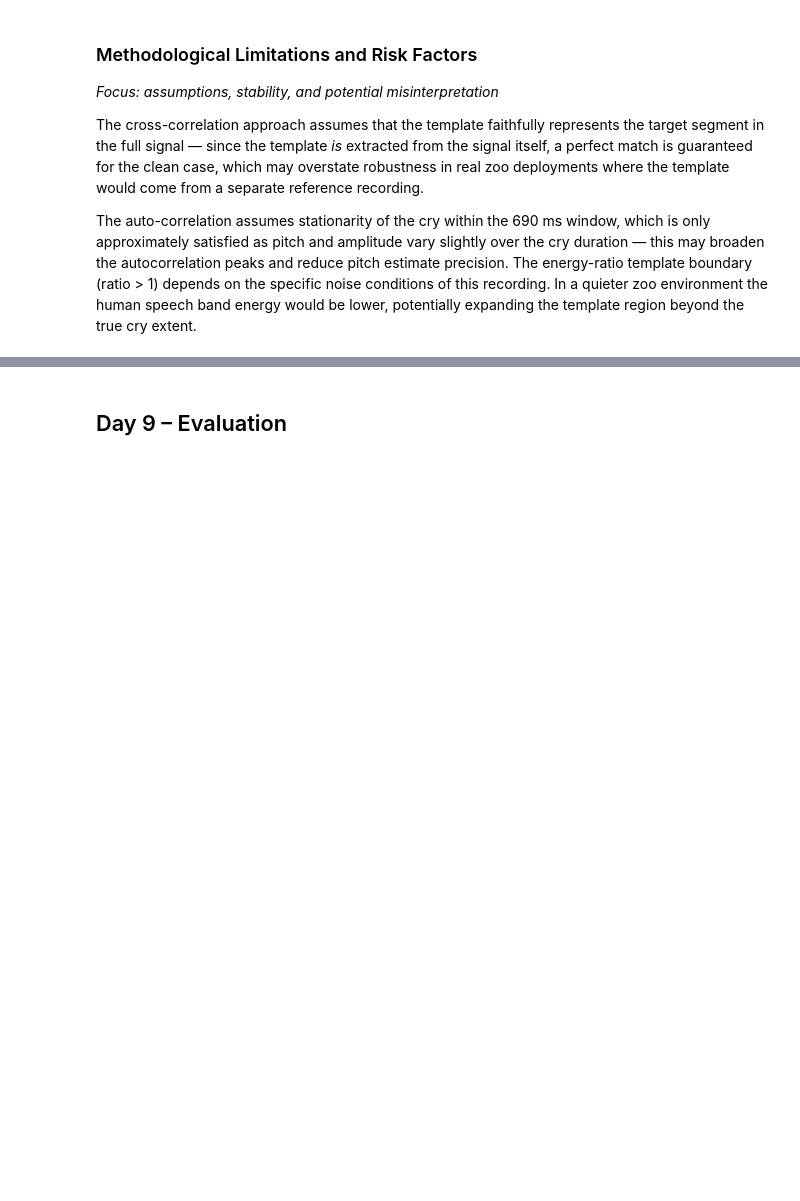
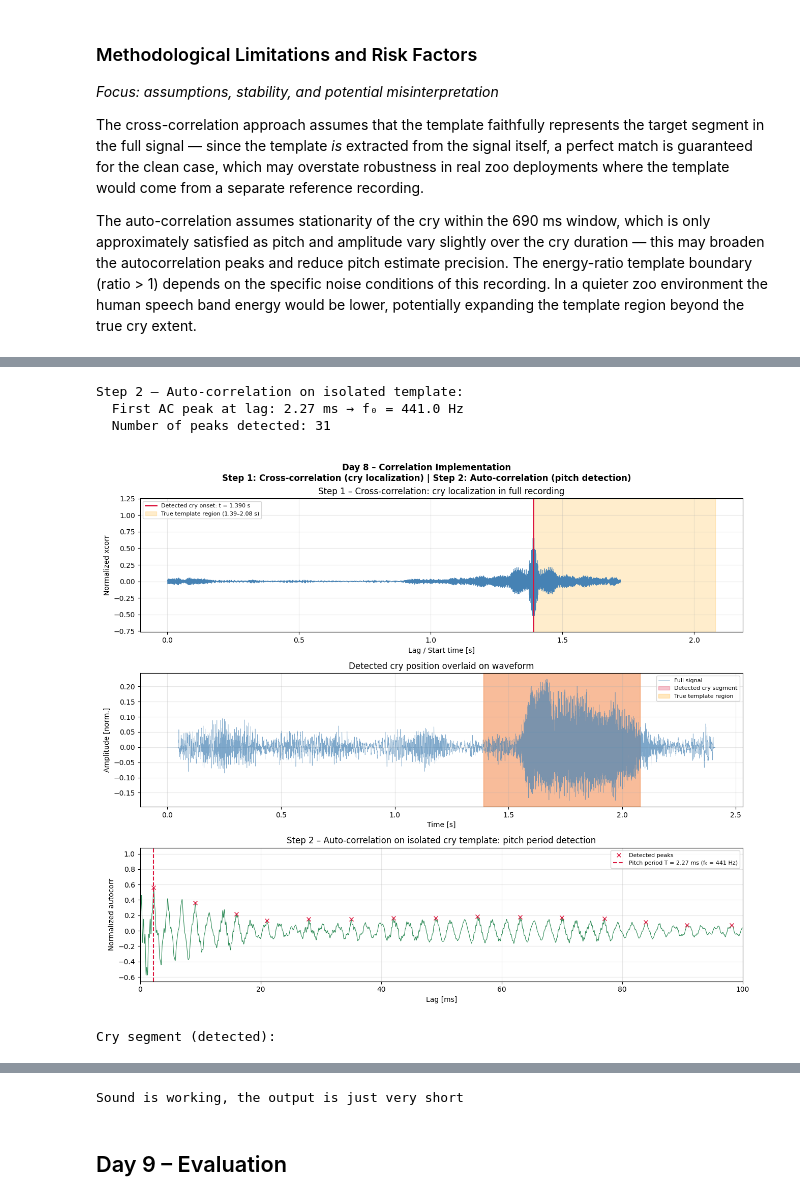
Before and after one commit to Sandra-Senn/gbsv_mc, a Jupyter notebook: mc1/gbsv_mc1.2_correlation_sandra_senn.ipynb, the cells around one changed output, grey strips where cells are left out. Saved outputs shown, nothing was run; the diff lists cells and outputs as text; code cells hidden in the pictures; blank space fills up the shorter version.

```diff
--- a/mc1/gbsv_mc1.2_correlation_sandra_senn.ipynb
+++ b/mc1/gbsv_mc1.2_correlation_sandra_senn.ipynb
@@ -263,0 +300,73 @@ The code should be written in a clear and structured manner such that its logic
+# %%
+#  STEP 2: Auto-correlation – pitch structure of isolated template
+autocorr      = np.correlate(template, template, mode='full')
+autocorr      = autocorr[len(autocorr)//2:]   # keep positive lags
+autocorr      = autocorr / autocorr[0]          # normalize: AC[0] = 1
+max_lag       = int(0.5 * fs)                   # 500 ms lag range
+autocorr      = autocorr[:max_lag]
+lags_ac       = np.arange(max_lag) / fs * 1000  # convert to ms
+
+peaks_ac, _  = signal.find_peaks(autocorr, height=0.05, distance=int(0.005*fs))
+T_pitch_ms   = peaks_ac[0] / fs * 1000 if len(peaks_ac) > 0 else None
+f0_detected  = 1000 / T_pitch_ms if T_pitch_ms else None
+
+print(f'\nStep 2 – Auto-correlation on isolated template:')
+print(f'  First AC peak at lag: {T_pitch_ms:.2f} ms → f₀ = {f0_detected:.1f} Hz')
+print(f'  Number of peaks detected: {len(peaks_ac)}')
+# %% [output]
+Step 2 – Auto-correlation on isolated template:
+  First AC peak at lag: 2.27 ms → f₀ = 441.0 Hz
+  Number of peaks detected: 31
+# %%
+#  Visualization
+fig, axes = plt.subplots(3, 1, figsize=(13, 11))
+fig.suptitle('Day 8 – Correlation Implementation\n'
+             'Step 1: Cross-correlation (cry localization) | Step 2: Auto-correlation (pitch detection)',
+             fontsize=12, fontweight='bold')
+
+# Cross-correlation output
+axes[0].plot(lags_xc, xcorr_norm, color='steelblue', linewidth=0.7)
+axes[0].axvline(x=detected_t, color='crimson', linewidth=2,
+                label=f'Detected cry onset: t = {detected_t:.3f} s')
+axes[0].axvspan(t_start, t_end, color='orange', alpha=0.2,
+                label=f'True template region ({t_start:.2f}–{t_end:.2f} s)')
+axes[0].set_xlabel('Lag / Start time [s]')
+axes[0].set_ylabel('Normalized xcorr')
+axes[0].set_title('Step 1 – Cross-correlation: cry localization in full recording')
+axes[0].legend(fontsize=8)
+axes[0].grid(True, alpha=0.3)
+
+# Full signal with detected position marked
+axes[1].plot(t, audio, color='steelblue', linewidth=0.4, alpha=0.7, label='Full signal')
+axes[1].axvspan(detected_t, detected_t + len(template)/fs,
+                color='crimson', alpha=0.25, label='Detected cry segment')
+axes[1].axvspan(t_start, t_end, color='orange', alpha=0.25, label='True template region')
+axes[1].set_xlabel('Time [s]')
+axes[1].set_ylabel('Amplitude [norm.]')
+axes[1].set_title('Detected cry position overlaid on waveform')
+axes[1].legend(fontsize=8)
+axes[1].grid(True, alpha=0.3)
+
+# Auto-correlation
+axes[2].plot(lags_ac, autocorr, color='seagreen', linewidth=0.8)
+if len(peaks_ac) > 0:
+    axes[2].plot(lags_ac[peaks_ac], autocorr[peaks_ac],
+                 'x', color='crimson', markersize=6, label='Detected peaks')
+    axes[2].axvline(x=T_pitch_ms, color='crimson', linestyle='--', linewidth=1.5,
+                    label=f'Pitch period T = {T_pitch_ms:.2f} ms (f₀ = {f0_detected:.0f} Hz)')
+axes[2].set_xlabel('Lag [ms]')
+axes[2].set_ylabel('Normalized autocorr')
+axes[2].set_title('Step 2 – Auto-correlation on isolated cry template: pitch period detection')
+axes[2].set_xlim([0, 100])   # zoom to first 100 ms to see pitch peaks clearly
+axes[2].legend(fontsize=8)
+axes[2].grid(True, alpha=0.3)
+
+plt.tight_layout()
+plt.show()
+
+print('\nCry segment (detected):')
+ipd.display(ipd.Audio(audio[detected_lag:detected_lag+len(template)], rate=fs))
+print('Sound is working, the output is just very short.')
+# %% [output]
+[figure, added]
+Cry segment (detected):
@@ -264,3 +374,4 @@ The code should be written in a clear and structured manner such that its logic
+Sound is working, the output is just very short
 # %% [markdown]
 ## Day 9 – Evaluation
 # %% [markdown]
```
Also changed, not shown: parts of 4 cells of this notebook, 2 other files.
